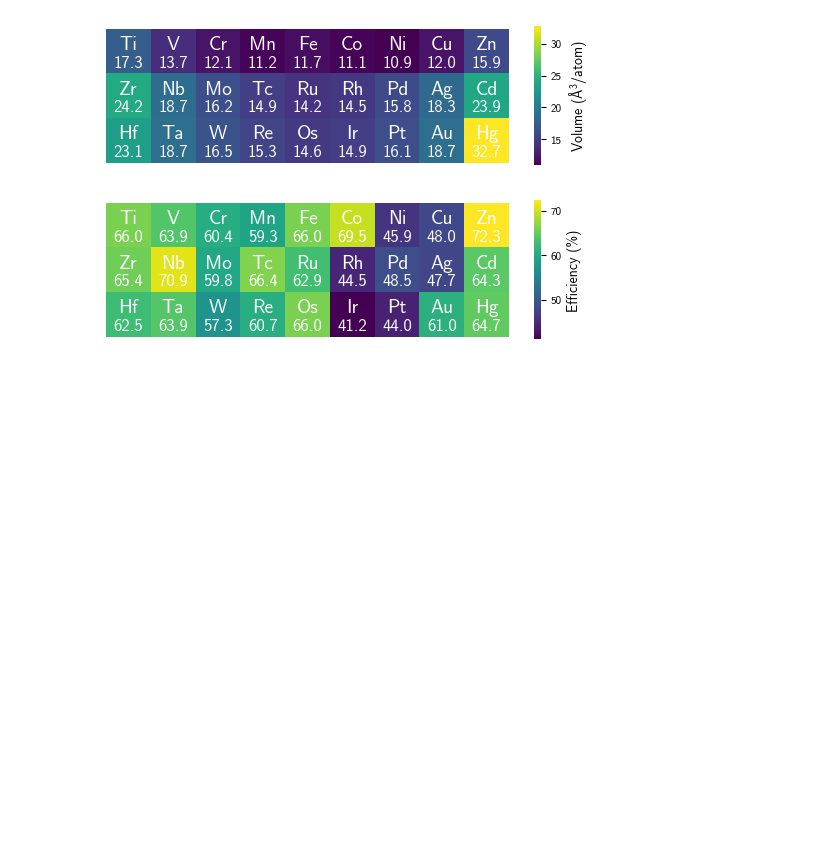
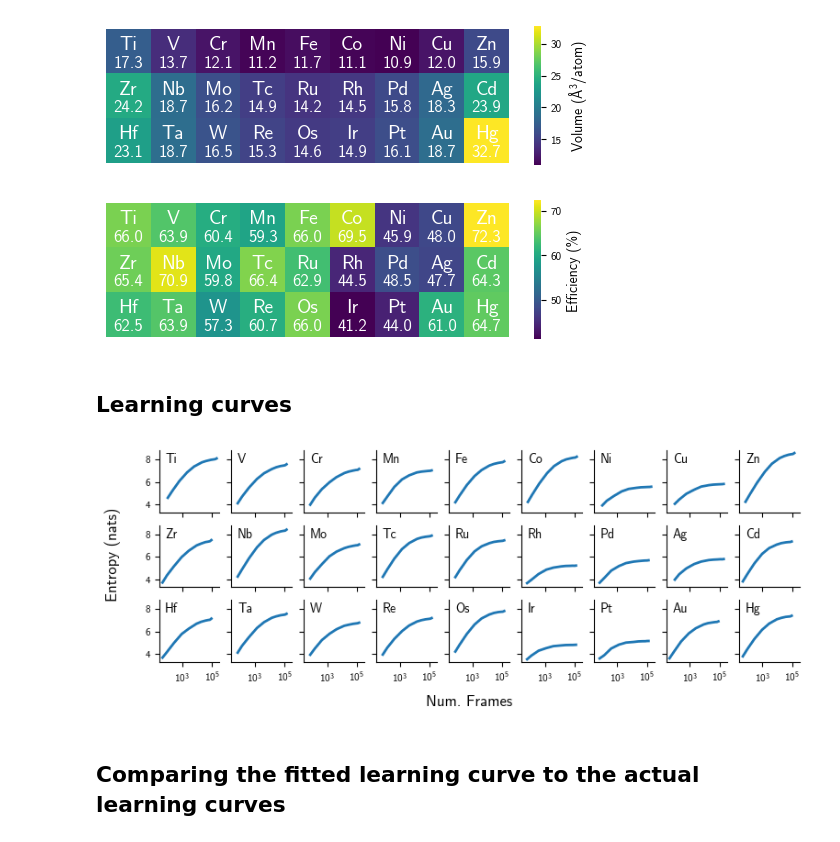
Before and after one commit to digital-synthesis-lab/2025-quests-data, a Jupyter notebook: nbs/04-TM23.ipynb, the cells around one changed output. Saved outputs shown, nothing was run; the diff lists cells and outputs as text; code cells hidden in the pictures; blank space fills up the shorter version.

Commit message:
add learning curve

```diff
--- a/nbs/04-TM23.ipynb
+++ b/nbs/04-TM23.ipynb
@@ -16,6 +16,7 @@ df = pd.read_csv(f"{ROOT_DIR}/full.csv", index_col=0)
 entropy = pd.read_csv(f"{ROOT_DIR}/entropy.csv", index_col=0)
 lcv = pd.read_csv(f"{ROOT_DIR}/learning.csv", index_col=0)
 vols = pd.read_csv(f"{ROOT_DIR}/volumes.csv", index_col=0)
+nequip = pd.read_csv(f"{ROOT_DIR}/nequip.csv", index_col=0)
 # %%
 ELEMENTS = df.sort_values(["row", "group"]).index.values.reshape(3, 9)
 # %%
@@ -486,3 +487,26 @@ fig, ax = plot_table(matrix, cbar_label="Efficiency (%)")
 # savefig(fig, "05-tm23-efficiency-table.pdf", prefix=PREFIX)
 # %% [output]
 [figure]
+# %% [markdown]
+## Learning curves
+# %%
+fig, axs = plt.subplots(3, 9, figsize=(9, 3), sharex=True, sharey=True)
+
+for element, row in nequip.iterrows():
+    i, j = int(row["row"] - 4), int(row["group"] - 4)
+    ax = axs[i, j]
+    _df = lcv.loc[lcv["element"] == element]
+
+    ax.plot(_df["n_samples"], _df["H"], linewidth=2.0)
+    ax.annotate(element, (0.1, 0.95), xycoords="axes fraction", va="top", fontsize=10)
+    ax.set_xscale("log")
+
+fig.supxlabel("Num. Frames", y=-0.06)
+fig.supylabel("Entropy (nats)", x=0.06)
+
+# savefig(fig, "05-tm23-learning.pdf", prefix="../../../figs")
+plt.show()
+# %% [output]
+[figure, added]
+# %% [markdown]
+## Comparing the fitted learning curve to the actual learning curves
```
Also changed, not shown: parts of 2 cells of this notebook.
